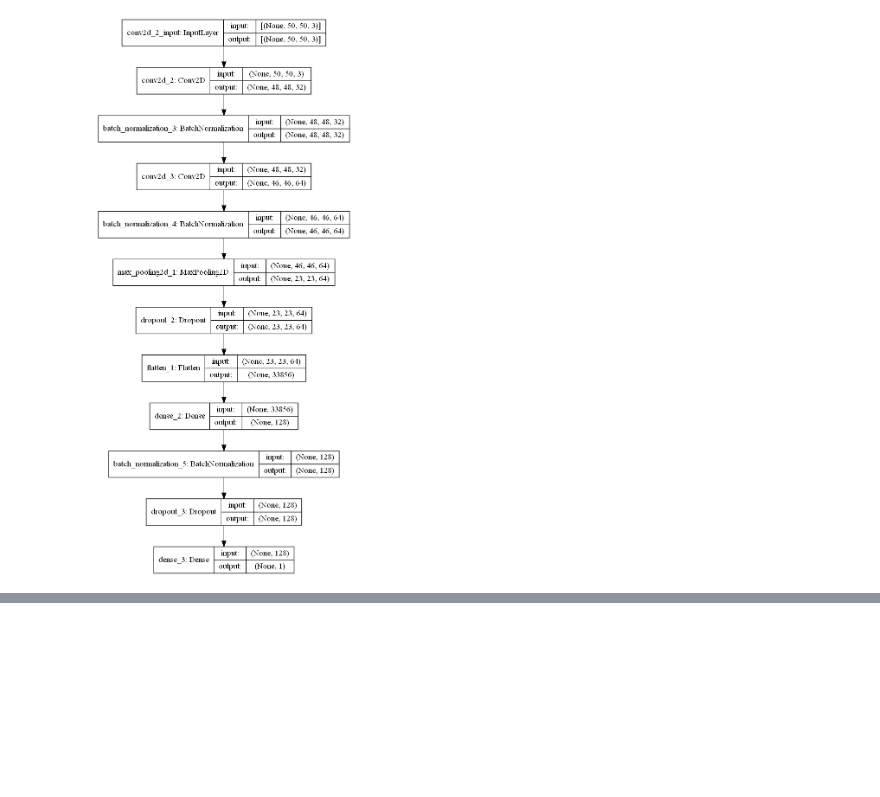
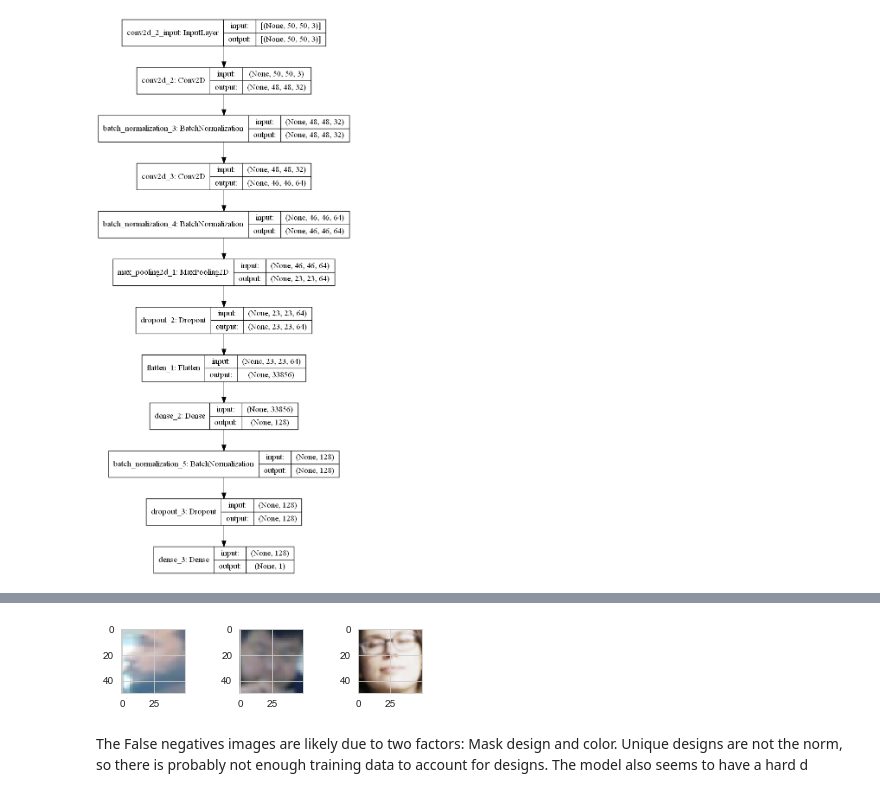
Before and after one commit to mf11y/Face-Mask-Detection, a Jupyter notebook: Model Metrics.ipynb, the cells around one changed output, grey strips where cells are left out. Saved outputs shown, nothing was run; the diff lists cells and outputs as text; code cells hidden in the pictures; blank space fills up the shorter version.

```diff
--- a/Model Metrics.ipynb
+++ b/Model Metrics.ipynb
@@ -64,0 +106,13 @@ plot_model(model, to_file='Model\model_plot.png',show_shapes=True,show_layer_nam
+# %%
+for i,j in zip(range(331, 339), range(len(false_positive_imgs))):
+    plt.subplot(i)
+    img = cv2.imread(false_positive_imgs[j])
+    img = cv2.cvtColor(img, cv2.COLOR_BGR2RGB)
+
+    plt.imshow(img)
+# %% [output]
+[figure, added]
+# %% [markdown]
+The False negatives images are likely due to two factors: Mask design and color.
+Unique designs are not the norm, so there is probably not enough training data to account for designs.
+The model also seems to have a hard d
```
Also changed, not shown: parts of 4 cells of this notebook.
